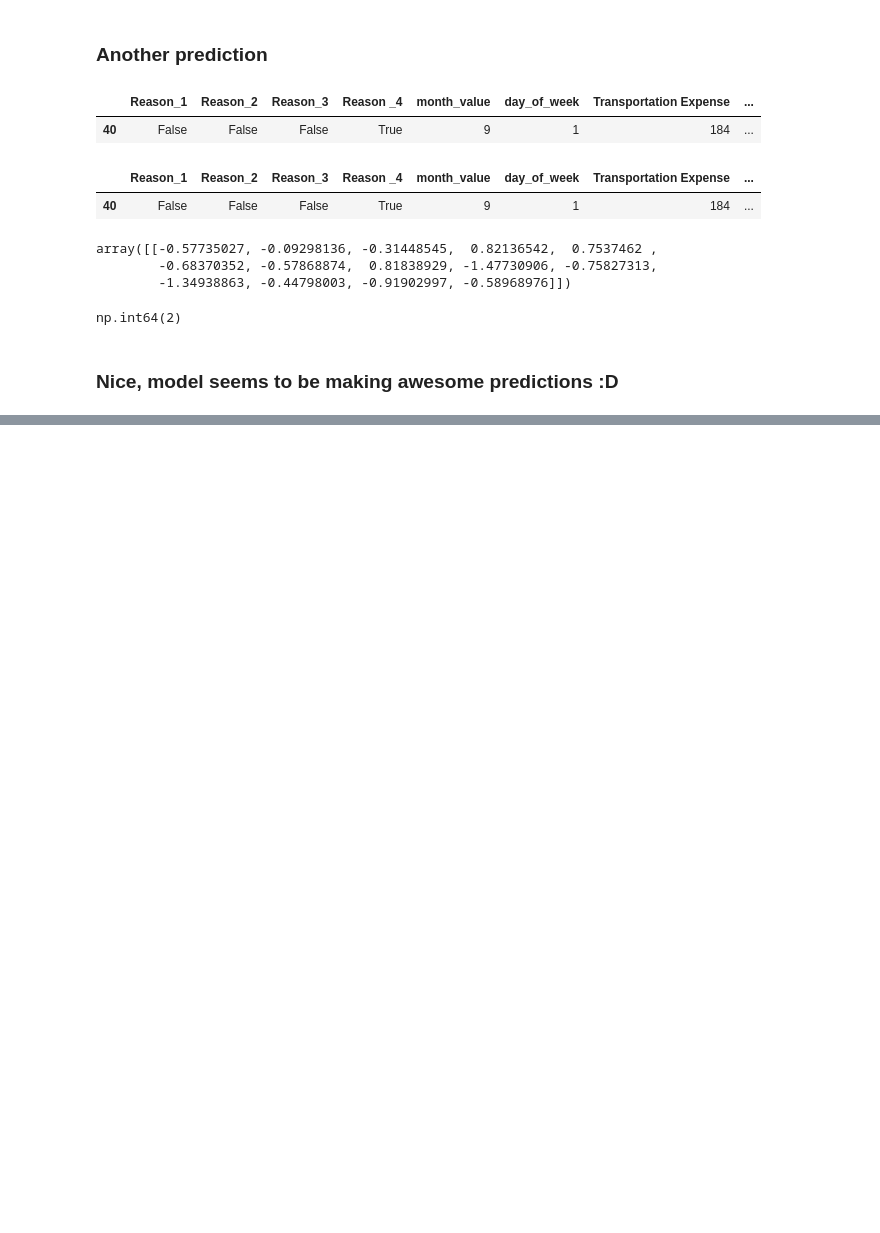
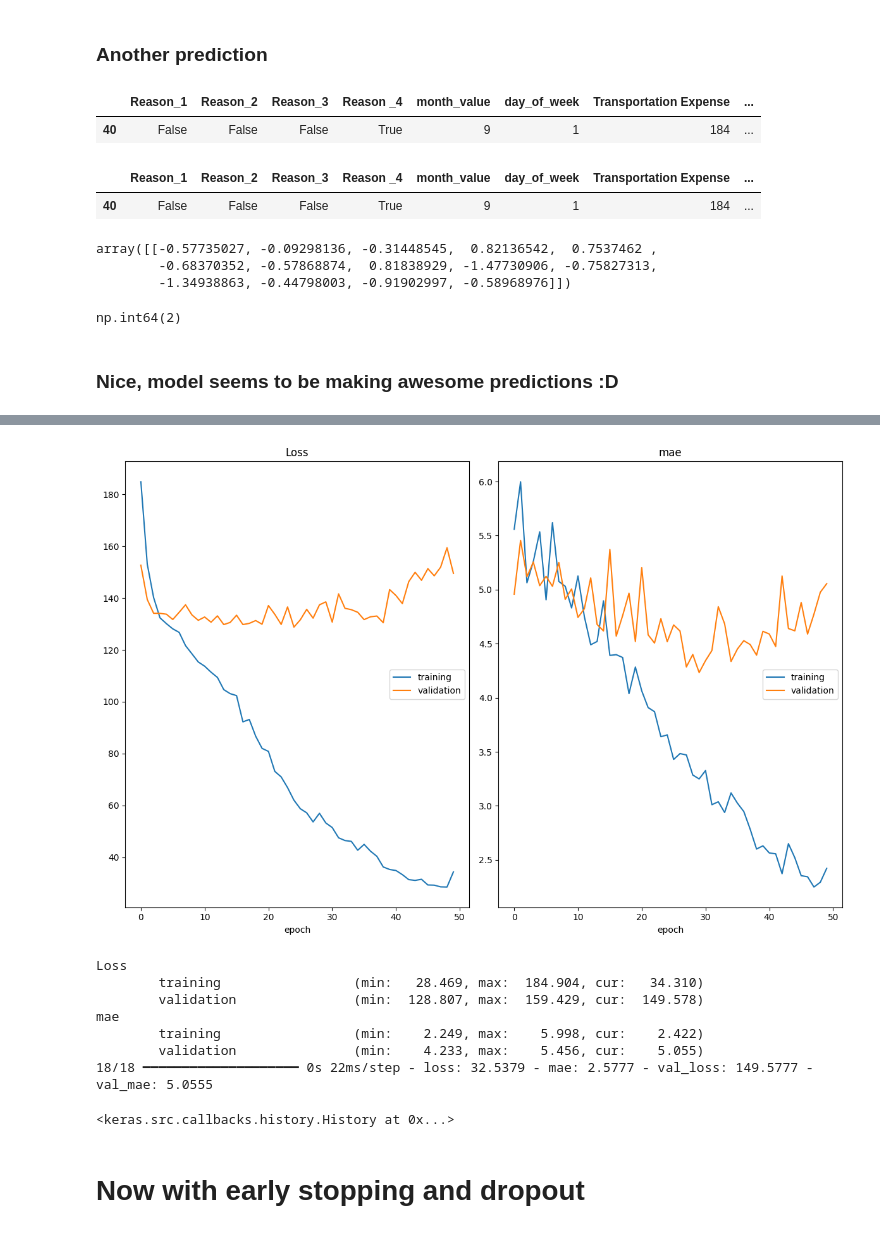
Before and after one commit to PhoenixDwarf/FORK-Inteligencia-artificial-computacion-U, a Jupyter notebook: Kaggle Project/absenteeism-at-work.ipynb, the cells around one changed output, grey strips where cells are left out. Drawn from its saved outputs; the diff is of its cells as text; code cells hidden in the pictures; blank space fills up the shorter version.

```diff
--- a/Kaggle Project/absenteeism-at-work.ipynb
+++ b/Kaggle Project/absenteeism-at-work.ipynb
@@ -533,0 +653,10 @@ np.int64(2)
+# %%
+# Model 2 - Multi Layer
+K.clear_session()
+model2 = Sequential()
+model2.add(Dense(256, input_shape=(dims,), activation='relu'))
+model2.add(Dense(128, activation='relu'))  # Added intermediate layer
+model2.add(Dense(64, activation='relu'))
+model2.add(Dense(output_var))  # No activation for regression output
+model2.compile(optimizer='adam', loss='mean_squared_error', metrics=['mae'])
+print(model2.summary())
@@ -533,0 +680,22 @@ np.int64(2)
+# %%
+# Definición de función de perdida. Se usa mean_squared_error dado que es un ejercicio de regresión
+from keras.optimizers import Adam
+model2.compile(optimizer='adam', loss='mean_squared_error')
+# %%
+# Entrenamiento de la red neuronal con 50 épocas
+model2.fit(X_train, Y_train,
+          validation_data = (X_test, Y_test),
+          epochs=50,
+          callbacks=[PlotLossesKeras()])
+# %% [output]
+[figure, added]
+Loss
+        training                 (min:   28.469, max:  184.904, cur:   34.310)
+        validation               (min:  128.807, max:  159.429, cur:  149.578)
+mae
+        training                 (min:    2.249, max:    5.998, cur:    2.422)
+        validation               (min:    4.233, max:    5.456, cur:    5.055)
+18/18 ━━━━━━━━━━━━━━━━━━━━ 0s 22ms/step - loss: 32.5379 - mae: 2.5777 - val_loss: 149.5777 - val_mae: 5.0555
+<keras.src.callbacks.history.History at 0x...>
+# %% [markdown]
+# Now with early stopping and dropout
```
Also changed, not shown: parts of 21 cells of this notebook, 1 other file.
